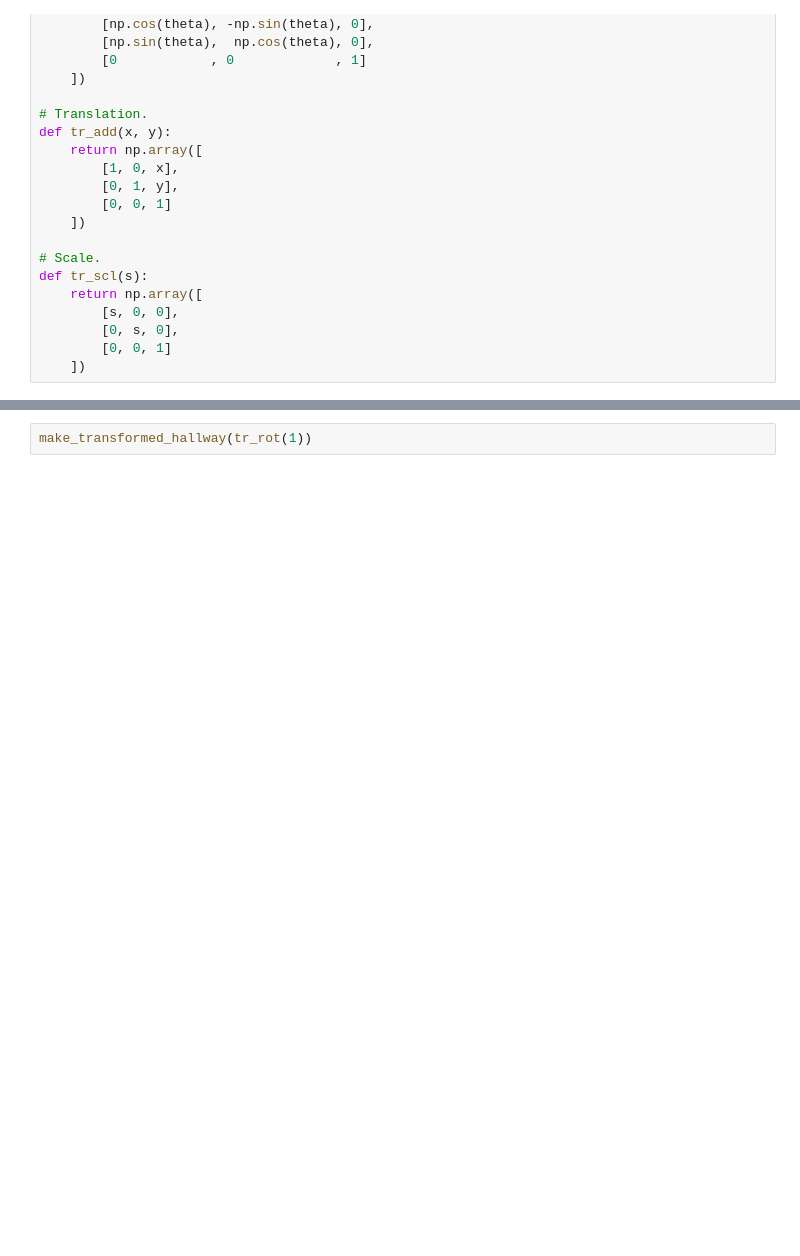
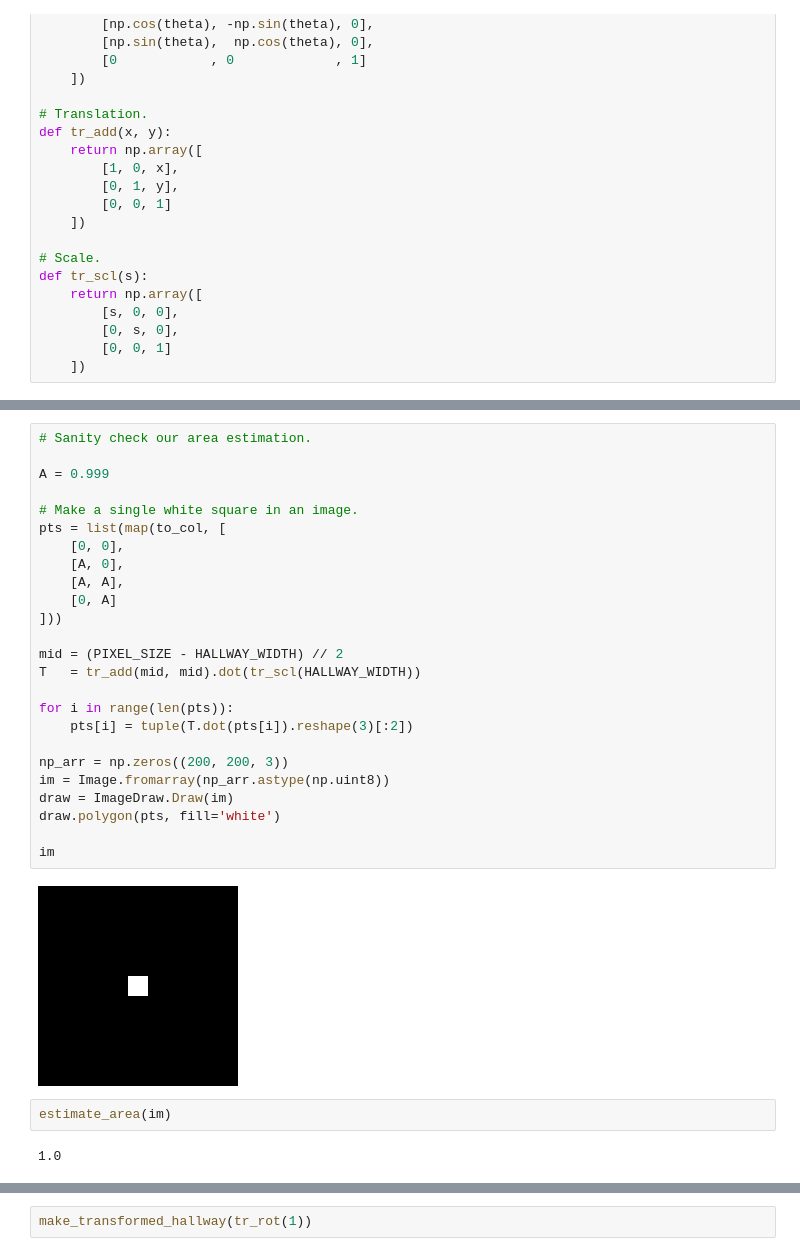
Before and after one commit to tylerneylon/sofa, a Jupyter notebook: sofa.ipynb, the cells around one changed output, grey strips where cells are left out. Saved outputs shown, nothing was run; the diff lists cells and outputs as text; blank space fills up the shorter version.

```diff
--- a/sofa.ipynb
+++ b/sofa.ipynb
@@ -243,0 +264,31 @@ def make_transformed_hallway(T):
+# %%
+# Sanity check our area estimation.
+
+A = 0.999
+
+# Make a single white square in an image.
+pts = list(map(to_col, [
+    [0, 0],
+    [A, 0],
+    [A, A],
+    [0, A]
+]))
+
+mid = (PIXEL_SIZE - HALLWAY_WIDTH) // 2
+T   = tr_add(mid, mid).dot(tr_scl(HALLWAY_WIDTH))
+
+for i in range(len(pts)):
+    pts[i] = tuple(T.dot(pts[i]).reshape(3)[:2])
+
+np_arr = np.zeros((200, 200, 3))
+im = Image.fromarray(np_arr.astype(np.uint8))
+draw = ImageDraw.Draw(im)
+draw.polygon(pts, fill='white')
+
+im
+# %% [output]
+[figure, added]
+# %%
+estimate_area(im)
+# %% [output]
+1.0
```
Also changed, not shown: parts of 62 cells of this notebook.
